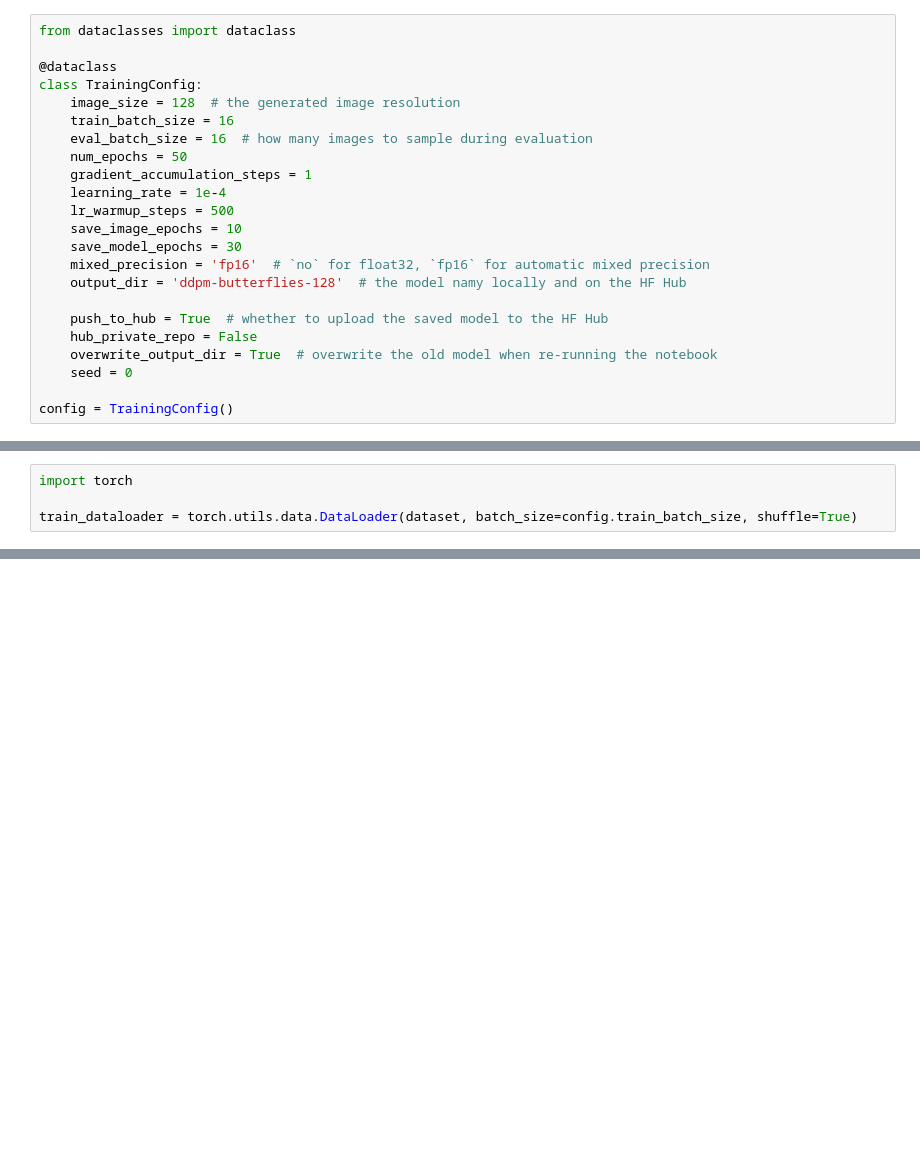
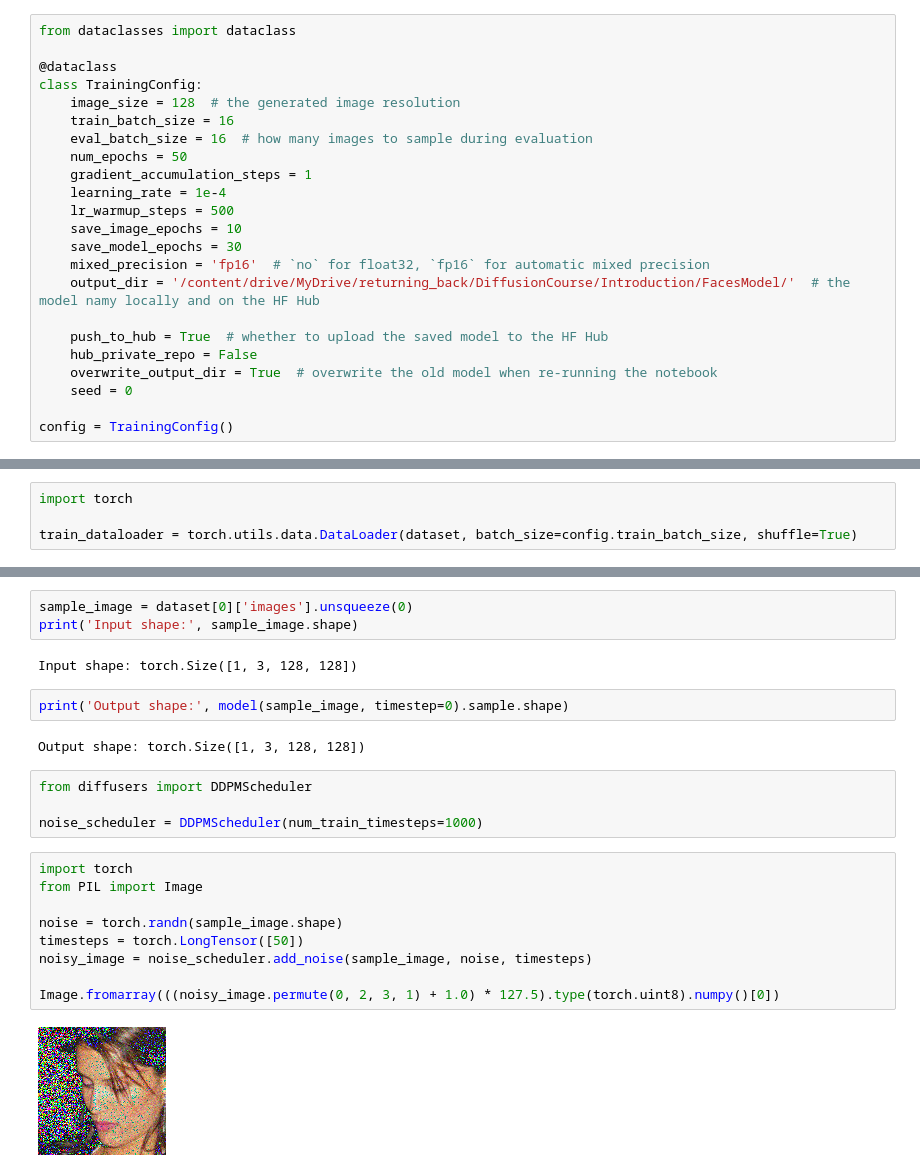
Before and after one commit to emanhassan2020/DiffusionModels, a Jupyter notebook: huggingFaceCourse/Introduction/TrainCelebAHQ.ipynb, the cells around one changed output, grey strips where cells are left out. Saved outputs shown, nothing was run; the diff lists cells and outputs as text; blank space fills up the shorter version.

```diff
--- a/huggingFaceCourse/Introduction/TrainCelebAHQ.ipynb
+++ b/huggingFaceCourse/Introduction/TrainCelebAHQ.ipynb
@@ -32,7 +37,7 @@ class TrainingConfig:
     save_image_epochs = 10
     save_model_epochs = 30
     mixed_precision = 'fp16'  # `no` for float32, `fp16` for automatic mixed precision
-    output_dir = 'ddpm-butterflies-128'  # the model namy locally and on the HF Hub
+    output_dir = '/content/drive/MyDrive/returning_back/DiffusionCourse/Introduction/FacesModel/'  # the model namy locally and on the HF Hub
 
     push_to_hub = True  # whether to upload the saved model to the HF Hub
     hub_private_repo = False
@@ -82,0 +127,24 @@ train_dataloader = torch.utils.data.DataLoader(dataset, batch_size=config.train_
+# %%
+sample_image = dataset[0]['images'].unsqueeze(0)
+print('Input shape:', sample_image.shape)
+# %% [output]
+Input shape: torch.Size([1, 3, 128, 128])
+# %%
+print('Output shape:', model(sample_image, timestep=0).sample.shape)
+# %% [output]
+Output shape: torch.Size([1, 3, 128, 128])
+# %%
+from diffusers import DDPMScheduler
+
+noise_scheduler = DDPMScheduler(num_train_timesteps=1000)
+# %%
+import torch
+from PIL import Image
+
+noise = torch.randn(sample_image.shape)
+timesteps = torch.LongTensor([50])
+noisy_image = noise_scheduler.add_noise(sample_image, noise, timesteps)
+
+Image.fromarray(((noisy_image.permute(0, 2, 3, 1) + 1.0) * 127.5).type(torch.uint8).numpy()[0])
+# %% [output]
+[figure, added]
```
Also changed, not shown: parts of 13 cells of this notebook.
